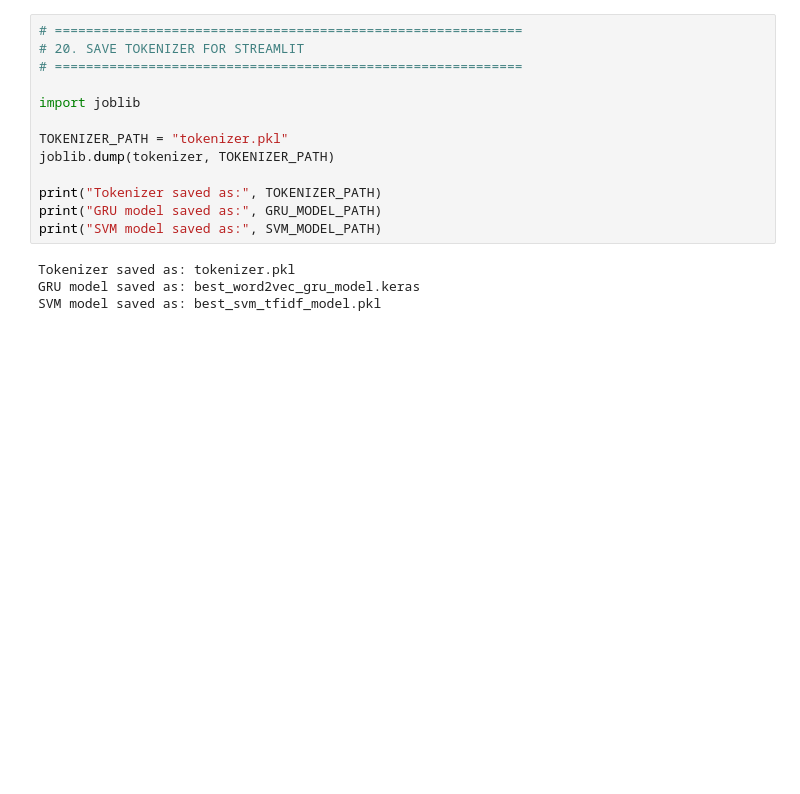
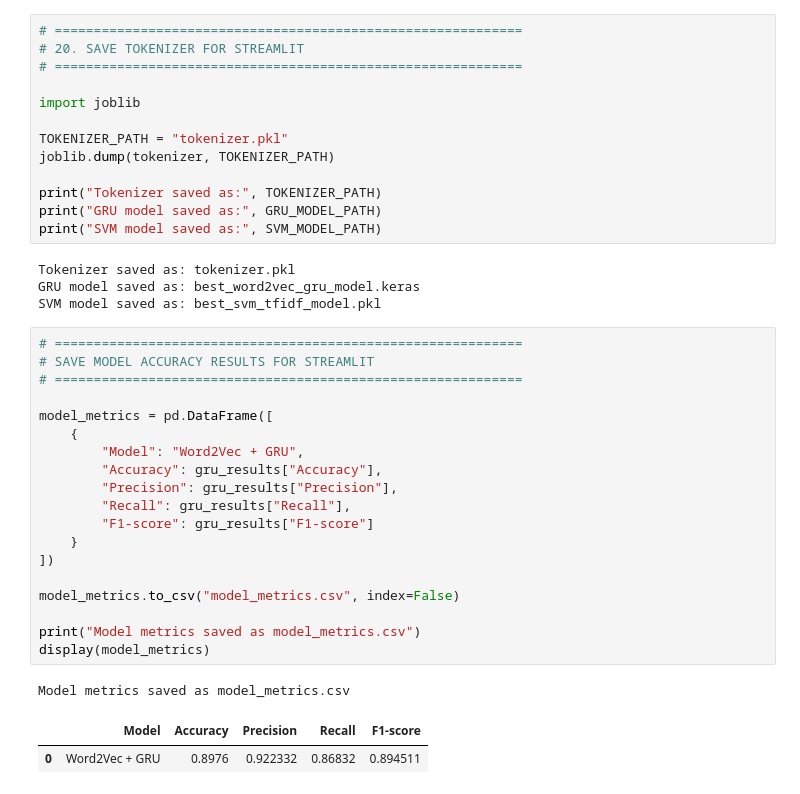
Before and after one commit to Excitedicecream/IMDB_Deeplearning_Assignment, a Jupyter notebook: new.ipynb, the cells around one changed output. Saved outputs shown, nothing was run; the diff lists cells and outputs as text; blank space fills up the shorter version.

```diff
--- a/new.ipynb
+++ b/new.ipynb
@@ -858,3 +858,26 @@ print("SVM model saved as:", SVM_MODEL_PATH)
 Tokenizer saved as: tokenizer.pkl
 GRU model saved as: best_word2vec_gru_model.keras
 SVM model saved as: best_svm_tfidf_model.pkl
+# %%
+# ============================================================
+# SAVE MODEL ACCURACY RESULTS FOR STREAMLIT
+# ============================================================
+
+model_metrics = pd.DataFrame([
+    {
+        "Model": "Word2Vec + GRU",
+        "Accuracy": gru_results["Accuracy"],
+        "Precision": gru_results["Precision"],
+        "Recall": gru_results["Recall"],
+        "F1-score": gru_results["F1-score"]
+    }
+])
+
+model_metrics.to_csv("model_metrics.csv", index=False)
+
+print("Model metrics saved as model_metrics.csv")
+display(model_metrics)
+# %% [output]
+Model metrics saved as model_metrics.csv
+|  | Model | Accuracy | Precision | Recall | F1-score |
+| 0 | Word2Vec + GRU | 0.8976 | 0.922332 | 0.86832 | 0.894511 |
```
